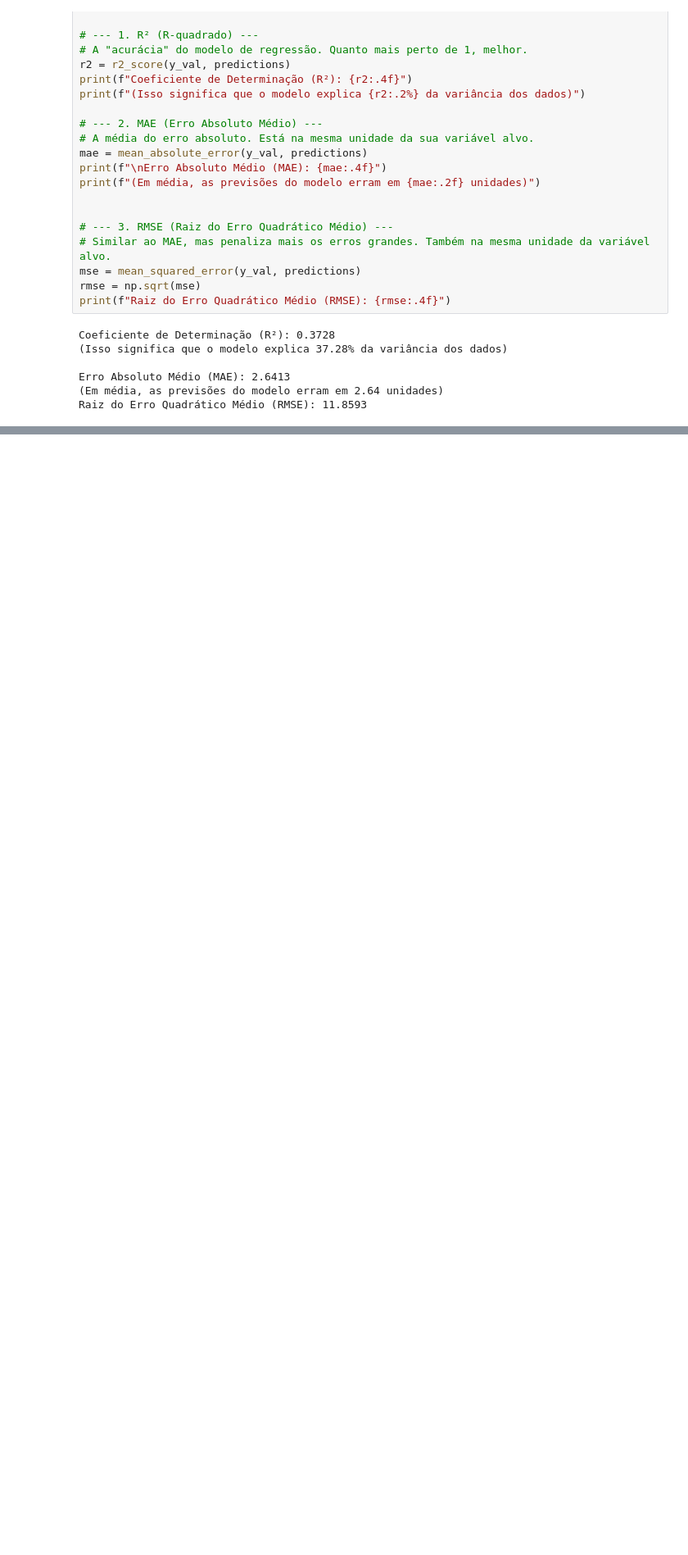
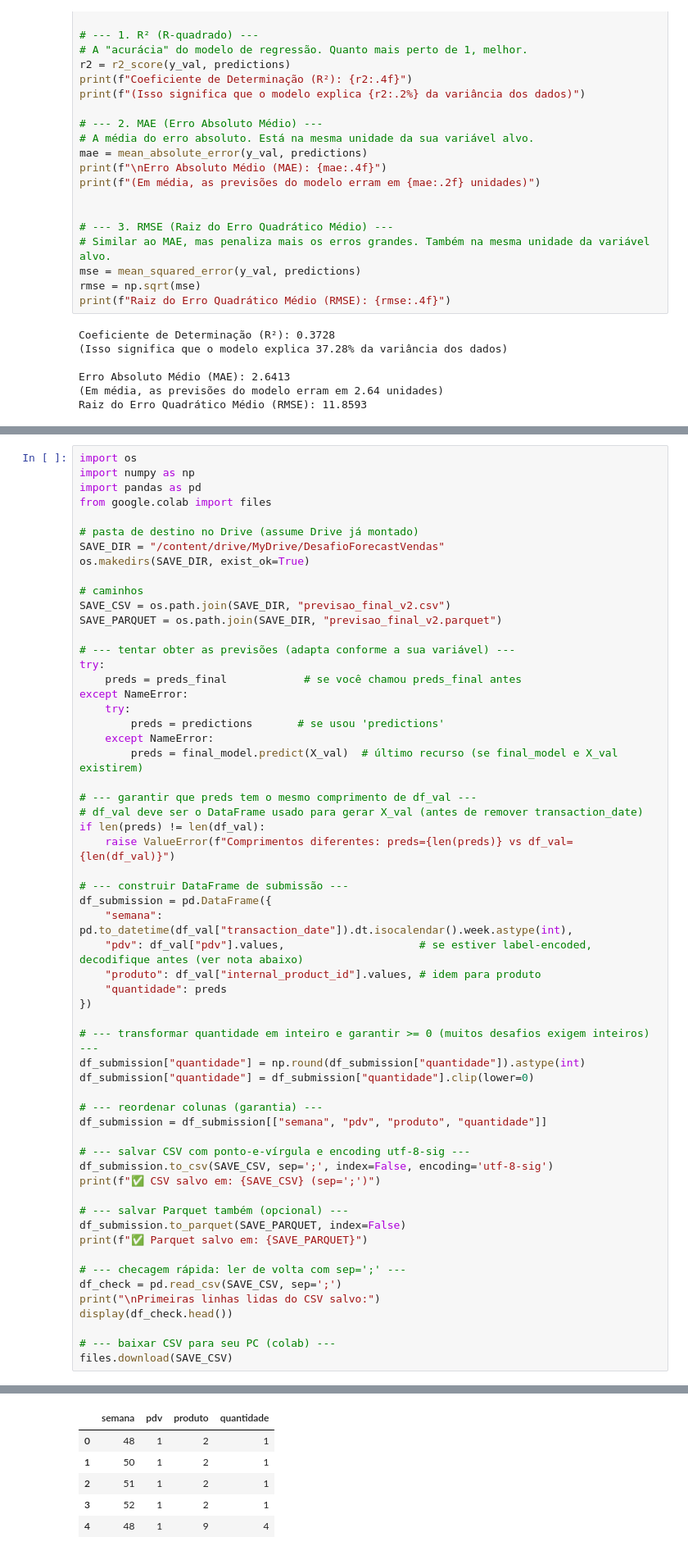
Before and after one commit to Diegodevops26/Hackathon-Forecast-Big-Data-2025, a Jupyter notebook: previsão_de_vendas_forecast.ipynb, the cells around one changed output, grey strips where cells are left out. Shown: that part at 82% size. Drawn from its saved outputs; the diff is of its cells as text; blank space fills up the shorter version.

```diff
--- a/previsão_de_vendas_forecast.ipynb
+++ b/previsão_de_vendas_forecast.ipynb
@@ -1116,0 +745,59 @@ Conversão para Parquet concluída!
+# %%
+import os
+import numpy as np
+import pandas as pd
+from google.colab import files
+
+# pasta de destino no Drive (assume Drive já montado)
+SAVE_DIR = "/content/drive/MyDrive/DesafioForecastVendas"
+os.makedirs(SAVE_DIR, exist_ok=True)
+
+# caminhos
+SAVE_CSV = os.path.join(SAVE_DIR, "previsao_final_v2.csv")
+SAVE_PARQUET = os.path.join(SAVE_DIR, "previsao_final_v2.parquet")
+
+# --- tentar obter as previsões (adapta conforme a sua variável) ---
+try:
+    preds = preds_final            # se você chamou preds_final antes
+except NameError:
+    try:
+        preds = predictions       # se usou 'predictions'
+    except NameError:
+        preds = final_model.predict(X_val)  # último recurso (se final_model e X_val existirem)
+
+# --- garantir que preds tem o mesmo comprimento de df_val ---
+# df_val deve ser o DataFrame usado para gerar X_val (antes de remover transaction_date)
+if len(preds) != len(df_val):
+    raise ValueError(f"Comprimentos diferentes: preds={len(preds)} vs df_val={len(df_val)}")
+
+# --- construir DataFrame de submissão ---
+df_submission = pd.DataFrame({
+    "semana": pd.to_datetime(df_val["transaction_date"]).dt.isocalendar().week.astype(int),
+    "pdv": df_val["pdv"].values,                     # se estiver label-encoded, decodifique antes (ver nota abaixo)
+    "produto": df_val["internal_product_id"].values, # idem para produto
+    "quantidade": preds
+})
+
+# --- transformar quantidade em inteiro e garantir >= 0 (muitos desafios exigem inteiros) ---
+df_submission["quantidade"] = np.round(df_submission["quantidade"]).astype(int)
+df_submission["quantidade"] = df_submission["quantidade"].clip(lower=0)
+
+# --- reordenar colunas (garantia) ---
+df_submission = df_submission[["semana", "pdv", "produto", "quantidade"]]
+
+# --- salvar CSV com ponto-e-vírgula e encoding utf-8-sig ---
+df_submission.to_csv(SAVE_CSV, sep=';', index=False, encoding='utf-8-sig')
+print(f"✅ CSV salvo em: {SAVE_CSV} (sep=';')")
+
+# --- salvar Parquet também (opcional) ---
+df_submission.to_parquet(SAVE_PARQUET, index=False)
+print(f"✅ Parquet salvo em: {SAVE_PARQUET}")
+
+# --- checagem rápida: ler de volta com sep=';' ---
+df_check = pd.read_csv(SAVE_CSV, sep=';')
+print("\nPrimeiras linhas lidas do CSV salvo:")
+display(df_check.head())
+
+# --- baixar CSV para seu PC (colab) ---
+files.download(SAVE_CSV)
+# %% [output]
@@ -1116,0 +808,6 @@ Conversão para Parquet concluída!
+|  | semana | pdv | produto | quantidade |
+| 0 | 48 | 1 | 2 | 1 |
+| 1 | 50 | 1 | 2 | 1 |
+| 2 | 51 | 1 | 2 | 1 |
+| 3 | 52 | 1 | 2 | 1 |
+| 4 | 48 | 1 | 9 | 4 |
```
Also changed, not shown: parts of 26 cells of this notebook.
